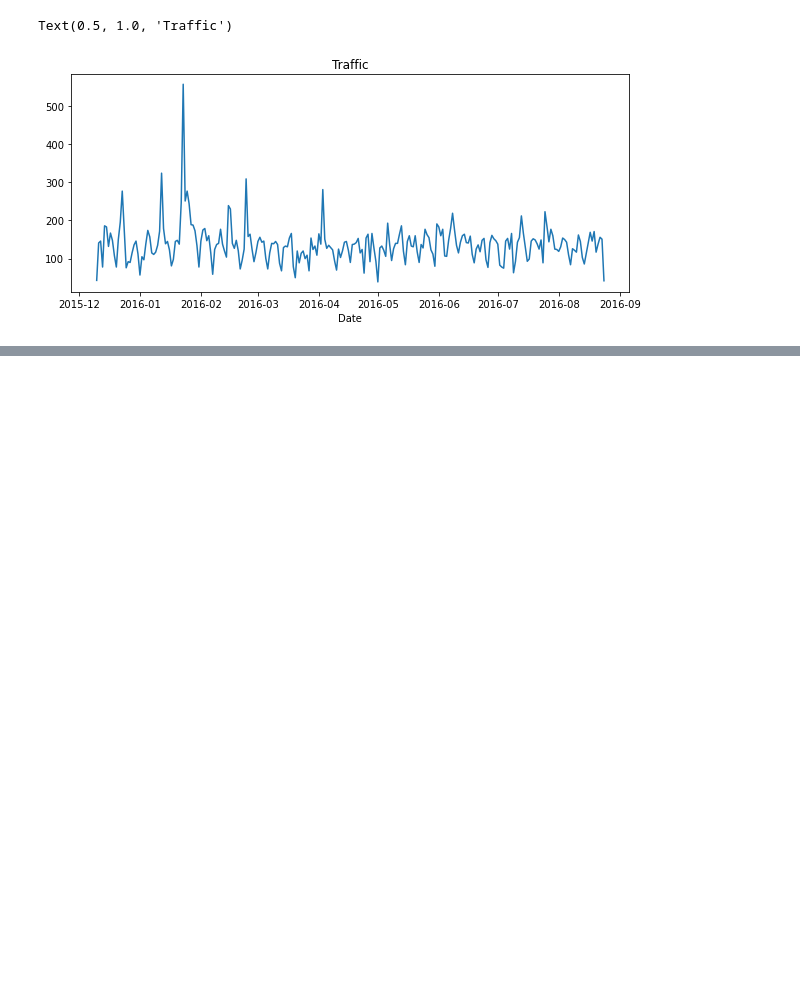
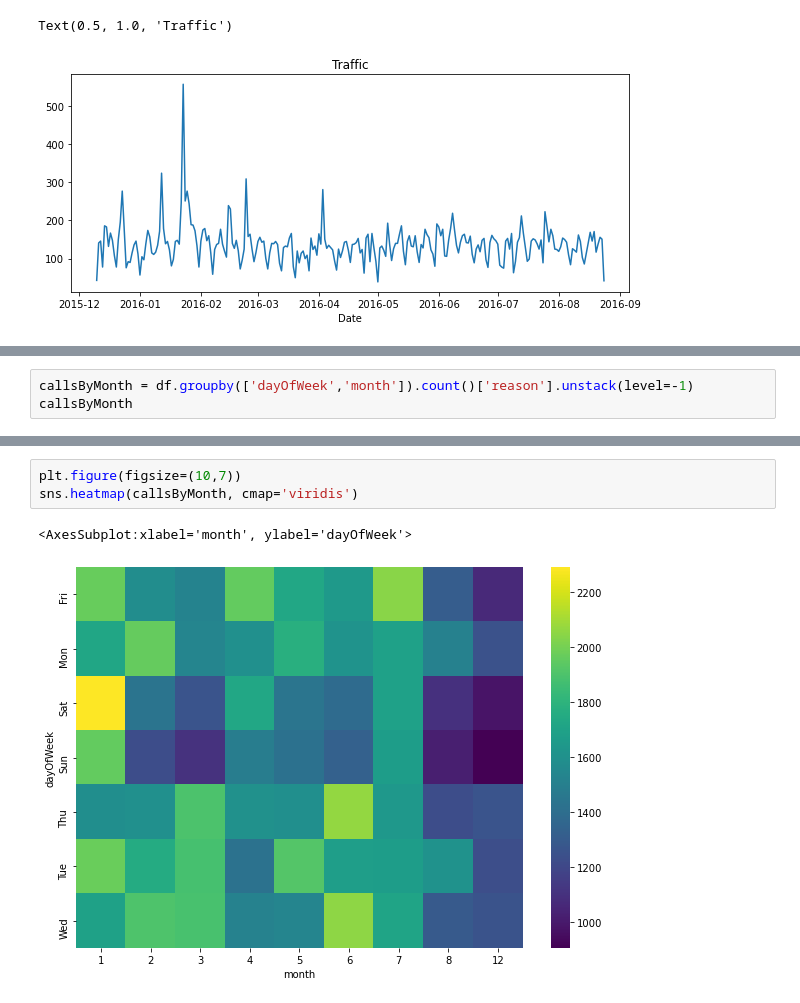
Before and after one commit to ayg15/911CallsAnalysis, a Jupyter notebook: 911 Calls Data Analysis.ipynb, the cells around one changed output, grey strips where cells are left out. Cells and saved outputs as stored; diff of their text form; blank space fills up the shorter version.

```diff
--- a/911 Calls Data Analysis.ipynb
+++ b/911 Calls Data Analysis.ipynb
@@ -273,0 +307,3 @@ Text(0.5, 1.0, 'Traffic')
+# %%
+callsByMonth = df.groupby(['dayOfWeek','month']).count()['reason'].unstack(level=-1)
+callsByMonth
@@ -273,0 +320,6 @@ Text(0.5, 1.0, 'Traffic')
+# %%
+plt.figure(figsize=(10,7))
+sns.heatmap(callsByMonth, cmap='viridis')
+# %% [output]
+<AxesSubplot:xlabel='month', ylabel='dayOfWeek'>
+[figure, added]
```
Also changed, not shown: parts of 11 cells of this notebook.
